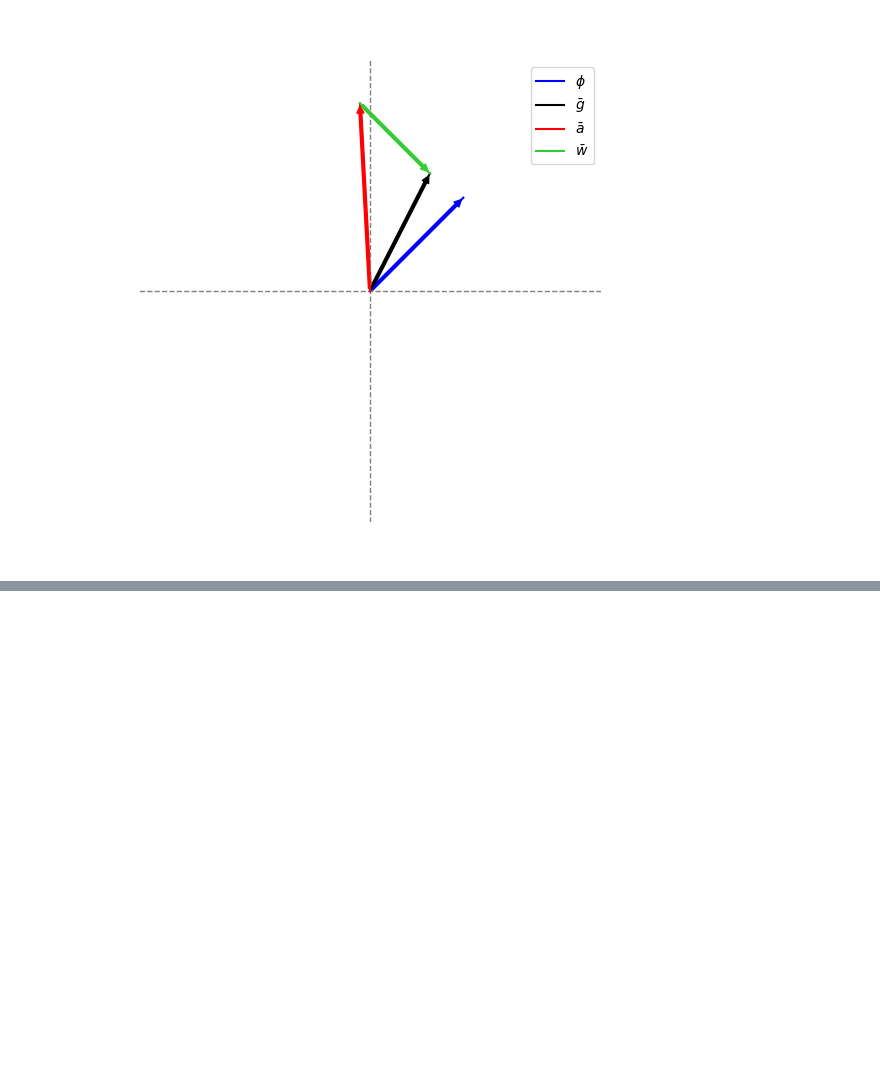
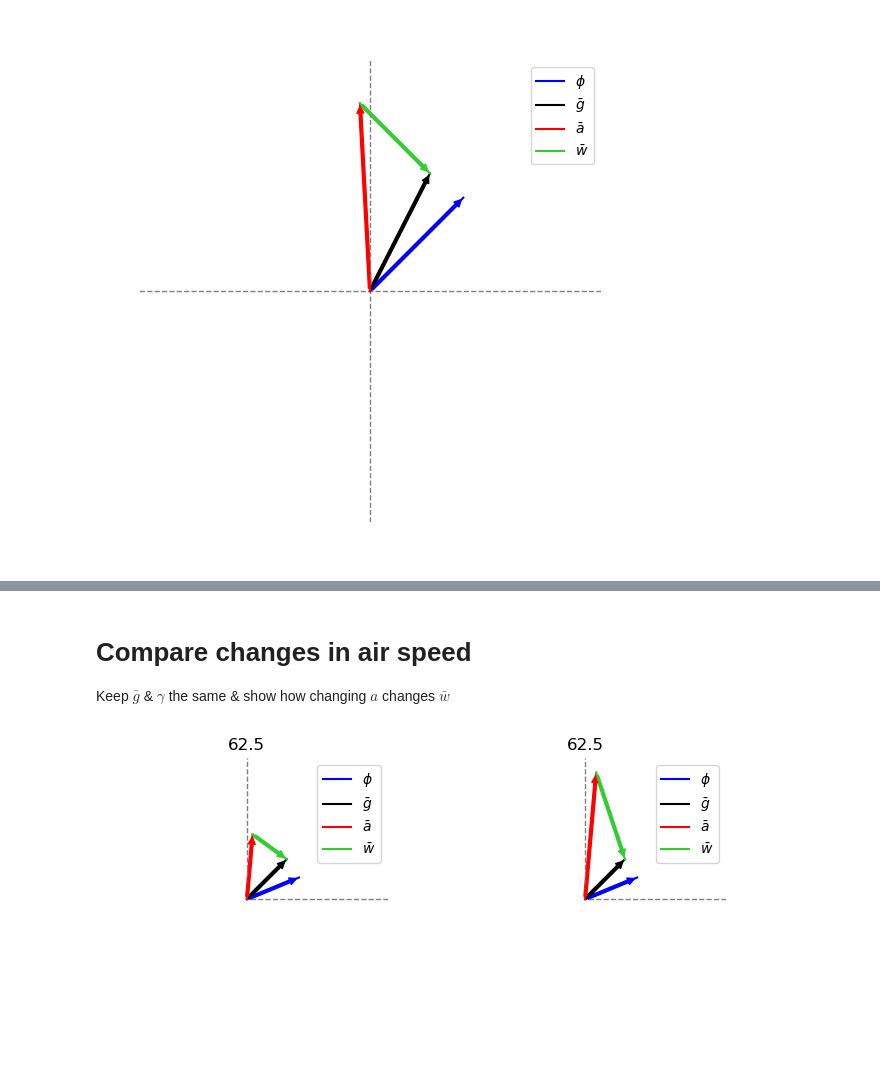
Before and after one commit to BenCellini/fly-wind-simulator, a Jupyter notebook: notebooks/plot_fly_wind_vectors.ipynb, the cells around one changed output, grey strips where cells are left out. Cells and saved outputs as stored; diff of their text form; code cells hidden in the pictures; blank space fills up the shorter version.

```diff
--- a/notebooks/plot_fly_wind_vectors.ipynb
+++ b/notebooks/plot_fly_wind_vectors.ipynb
@@ -152,0 +172,17 @@ fifi.mpl_functions.adjust_spines(ax, [])
+# %% [markdown]
+# Compare changes in air speed
+Keep $\bar{g}$ & $\gamma$ the same & show how changing $a$ changes $\bar{w}$
+# %%
+fig, ax = plt.subplots(1, 2, figsize=(8, 5), dpi=100)
+
+fly_plot = FlyWindVectors(phi=np.pi/8, g=0.4, psi=np.pi/8, w=0.3, zeta=-np.pi/5)
+fly_plot.plot(ax=ax[0], fly_origin=(0.0, 0.0), axis_size=1.0, axis_neg=0, fig_size=5)
+ax[0].set_title(np.round(np.rad2deg(fly_plot.gamma), 2))
+
+fly_plot.compute_new_w(a_new=0.9)
+fly_plot.plot(ax=ax[1], fly_origin=(0.0, 0.0), axis_size=1.0, axis_neg=0, fig_size=5)
+ax[1].set_title(np.round(np.rad2deg(fly_plot.gamma), 2))
+
+plt.show()
+# %% [output]
+[figure, added]
```
Also changed, not shown: parts of 3 cells of this notebook, 1 other file.
